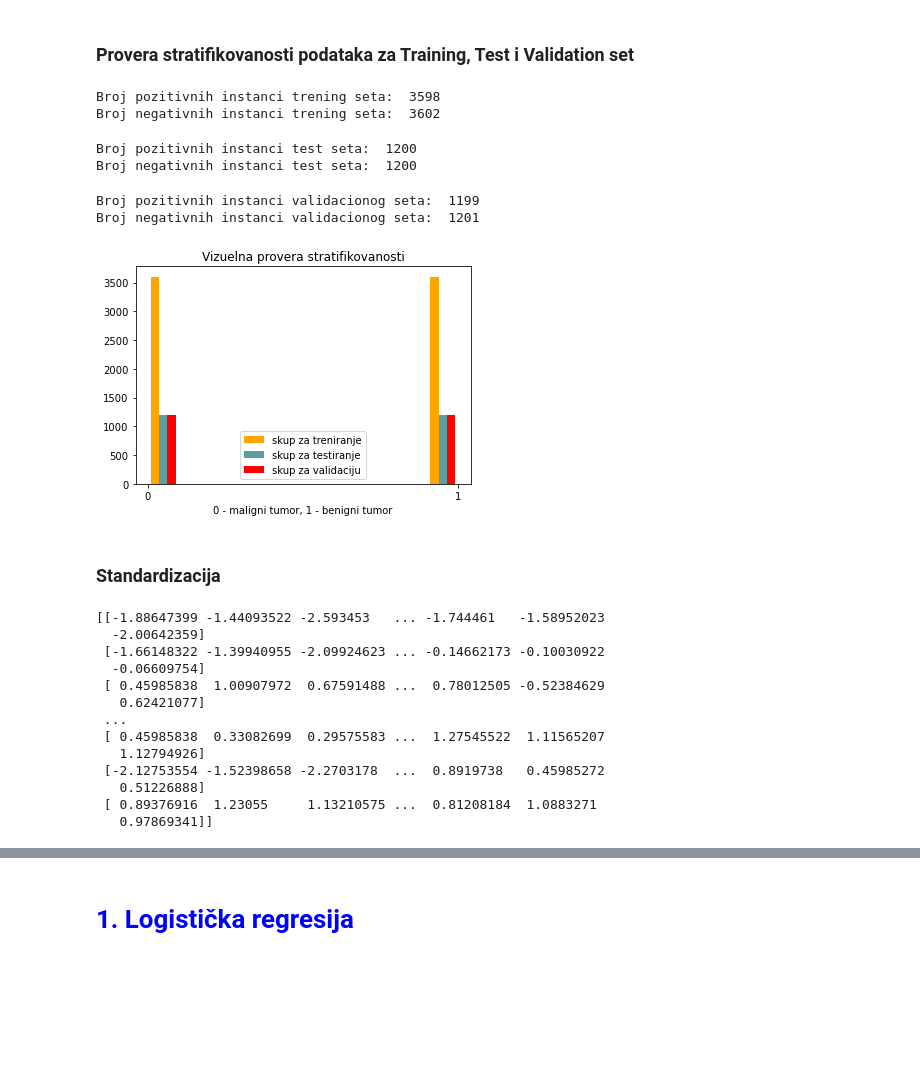
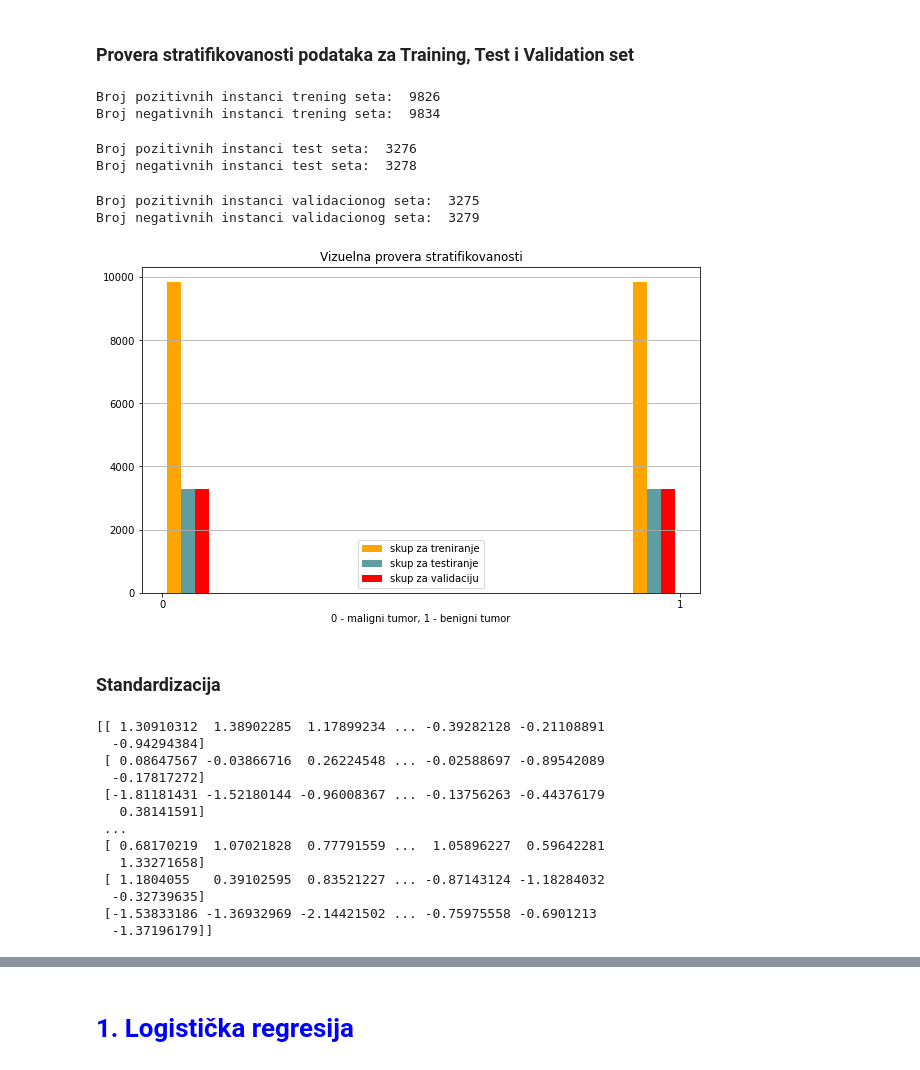
Before and after one commit to apekovic/ml-lymph-node-classification, a Jupyter notebook: 01_klasicni_pristup_klasifikaciji.ipynb, the cells around one changed output, grey strips where cells are left out. Cells and saved outputs as stored; diff of their text form; code cells hidden in the pictures; blank space fills up the shorter version.

```diff
--- a/01_klasicni_pristup_klasifikaciji.ipynb
+++ b/01_klasicni_pristup_klasifikaciji.ipynb
@@ -75,8 +84,8 @@ array([[[[0]]],
 # %% [markdown]
 ### Konvertovanje u np.array
 # %%
-X = np.array(X)[:12000]
-y = np.array(y)[:12000]
+X = np.array(X)
+y = np.array(y)
 # %%
 #Reshape iz  4D u 2D
 
@@ -103,8 +112,8 @@ Broj negativnih instanci dataseta:  6003
 # %% [markdown]
 ### Podela dataseta na Training, Test i Validation set
 # %%
-X_train, X_test_and_val, y_train, y_test_and_val = train_test_split(X, y, test_size = 0.4, random_state = 42, stratify = y )
-X_test, X_validation, y_test, y_validation = train_test_split(X_test_and_val, y_test_and_val, test_size = 0.5, random_state = 42, stratify = y_test_and_val )
+X_train_and_val, X_test, y_train_and_val, y_test = train_test_split(X, y, test_size = 0.2, random_state = 42, stratify = y)
+X_train, X_validation, y_train, y_validation = train_test_split(X_train_and_val, y_train_and_val, test_size = 0.25, random_state = 42, stratify = y_train_and_val )
 # %%
 print(X_train)
 # %% [output]
@@ -168,33 +177,39 @@ print('Broj pozitivnih instanci trening seta: ', benigni_train)
 maligni_train = np.sum(y_train==0)
 print('Broj negativnih instanci trening seta: ', maligni_train)
 # %% [output]
-Broj pozitivnih instanci trening seta:  3598
-Broj negativnih instanci trening seta:  3602
+Broj pozitivnih instanci trening seta:  9826
+Broj negativnih instanci trening seta:  9834
 # %%
 benigni_test = np.sum(y_test==1)
 print('Broj pozitivnih instanci test seta: ', benigni_test)
 maligni_test = np.sum(y_test==0)
 print('Broj negativnih instanci test seta: ', maligni_test)
 # %% [output]
-Broj pozitivnih instanci test seta:  1200
-Broj negativnih instanci test seta:  1200
+Broj pozitivnih instanci test seta:  3276
+Broj negativnih instanci test seta:  3278
 # %%
 benigni_val = np.sum(y_validation==1)
 print('Broj pozitivnih instanci validacionog seta: ', benigni_val)
 maligni_val = np.sum(y_validation==0)
 print('Broj negativnih instanci validacionog seta: ', maligni_val)
 # %% [output]
-Broj pozitivnih instanci validacionog seta:  1199
-Broj negativnih instanci validacionog seta:  1201
+Broj pozitivnih instanci validacionog seta:  3275
+Broj negativnih instanci validacionog seta:  3279
 # %%
+plt.figure(figsize = (10,6))
+
 plt.title('Vizuelna provera stratifikovanosti')
 plt.xticks([0,1])
 plt.xlabel('0 - maligni tumor, 1 - benigni tumor')
 plt.hist([y_train, y_test, y_validation], color=['orange', 'cadetblue', 'red'], label=['skup za treniranje', 'skup za testiranje', 'skup za validaciju'])
 plt.legend(loc='best')
+plt.grid(axis = 'y')
+
+plt.savefig('assets/pictures/CM_StratificationCheck.jpg')
+
 plt.show()
 # %% [output]
-[figure, old version]
+[figure, new version]
 # %% [markdown]
 ### Standardizacija
 # %%
@@ -206,19 +225,19 @@ X_validation = scaler.transform(X_validation)
 # %%
 print(X_train)
 # %% [output]
-[[-1.88647399 -1.44093522 -2.593453   ... -1.744461   -1.58952023
-  -2.00642359]
- [-1.66148322 -1.39940955 -2.09924623 ... -0.14662173 -0.10030922
-  -0.06609754]
- [ 0.45985838  1.00907972  0.67591488 ...  0.78012505 -0.52384629
-   0.62421077]
+[[ 1.30910312  1.38902285  1.17899234 ... -0.39282128 -0.21108891
+  -0.94294384]
+ [ 0.08647567 -0.03866716  0.26224548 ... -0.02588697 -0.89542089
+  -0.17817272]
+ [-1.81181431 -1.52180144 -0.96008367 ... -0.13756263 -0.44376179
+   0.38141591]
  ...
- [ 0.45985838  0.33082699  0.29575583 ...  1.27545522  1.11565207
-   1.12794926]
- [-2.12753554 -1.52398658 -2.2703178  ...  0.8919738   0.45985272
-   0.51226888]
- [ 0.89376916  1.23055     1.13210575 ...  0.81208184  1.0883271
-   0.97869341]]
+ [ 0.68170219  1.07021828  0.77791559 ...  1.05896227  0.59642281
+   1.33271658]
+ [ 1.1804055   0.39102595  0.83521227 ... -0.87143124 -1.18284032
+  -0.32739635]
+ [-1.53833186 -1.36932969 -2.14421502 ... -0.75975558 -0.6901213
+  -1.37196179]]
 # %%
 print(X_test)
 # %% [output]
```
Also changed, not shown: parts of 309 cells of this notebook.
